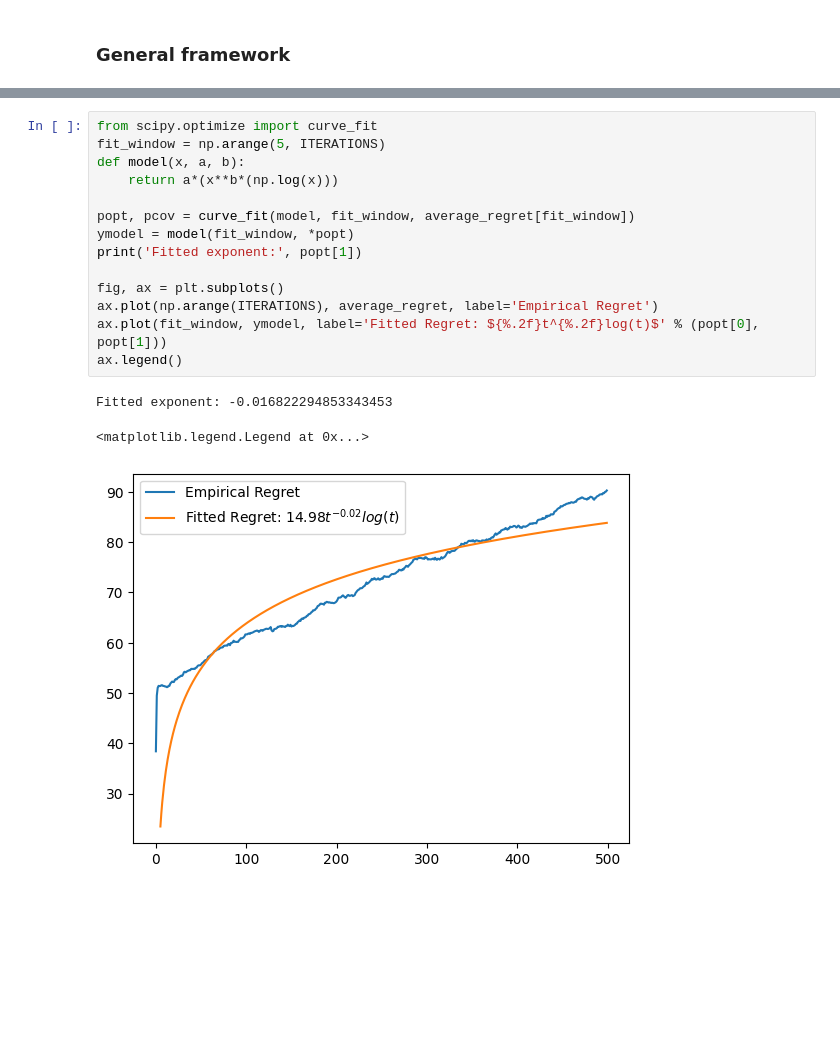
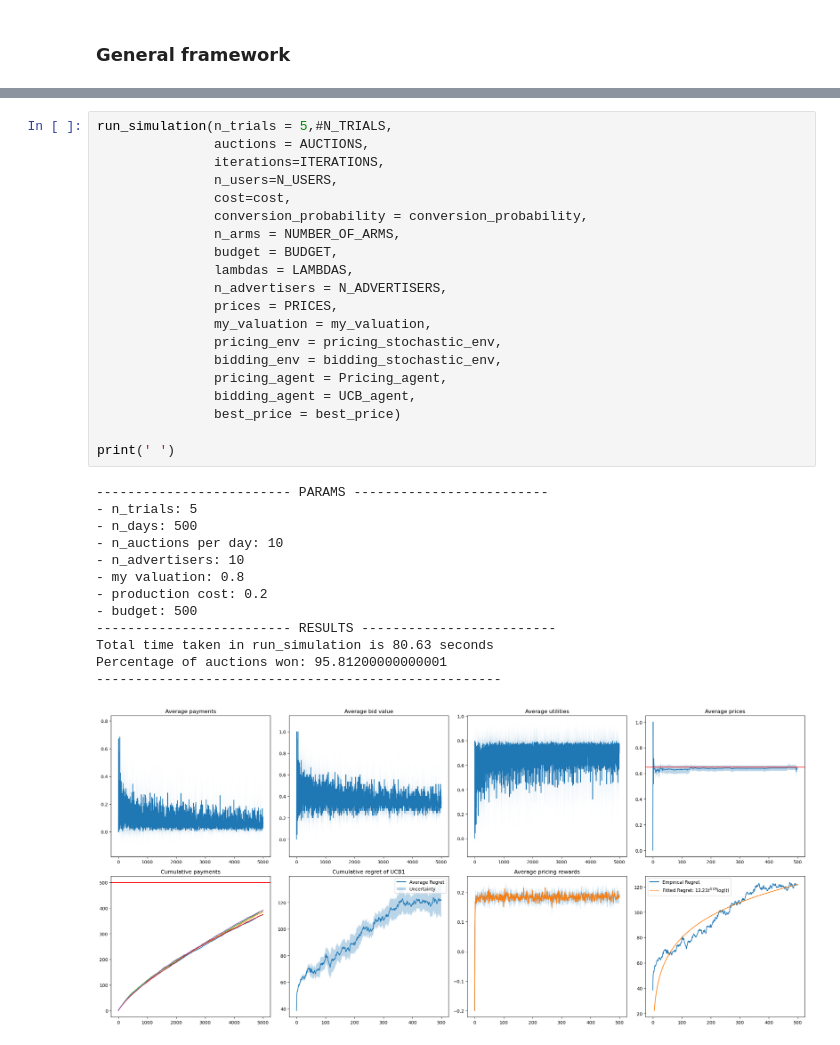
Before and after one commit to giulio8/OLA_project, a Jupyter notebook: Stochastic_env.ipynb, the cells around one changed output, grey strips where cells are left out. Saved outputs shown, nothing was run; the diff lists cells and outputs as text; blank space fills up the shorter version.

Commit message:
High level implementation for different simulations

```diff
--- a/Stochastic_env.ipynb
+++ b/Stochastic_env.ipynb
@@ -467,18 +467,34 @@ plt.plot(np_tmp_pricing_rewards.mean(axis=0))
-# %%
-from scipy.optimize import curve_fit
-fit_window = np.arange(5, ITERATIONS)
-def model(x, a, b):
-    return a*(x**b*(np.log(x)))
-
-popt, pcov = curve_fit(model, fit_window, average_regret[fit_window])
-ymodel = model(fit_window, *popt)
-print('Fitted exponent:', popt[1])
-
-fig, ax = plt.subplots()
-ax.plot(np.arange(ITERATIONS), average_regret, label='Empirical Regret')
-ax.plot(fit_window, ymodel, label='Fitted Regret: ${%.2f}t^{%.2f}log(t)$' % (popt[0], popt[1]))
-ax.legend()
-# %% [output]
-Fitted exponent: -0.016822294853343453
-<matplotlib.legend.Legend at 0x...>
-[figure, removed]
+# %%
+run_simulation(n_trials = 5,#N_TRIALS,
+               auctions = AUCTIONS,
+               iterations=ITERATIONS,
+               n_users=N_USERS,
+               cost=cost,
+               conversion_probability = conversion_probability,
+               n_arms = NUMBER_OF_ARMS,
+               budget = BUDGET,
+               lambdas = LAMBDAS,
+               n_advertisers = N_ADVERTISERS,
+               prices = PRICES,
+               my_valuation = my_valuation,
+               pricing_env = pricing_stochastic_env,
+               bidding_env = bidding_stochastic_env,
+               pricing_agent = Pricing_agent,
+               bidding_agent = UCB_agent,
+               best_price = best_price)
+
+print(' ')
+# %% [output]
+------------------------- PARAMS -------------------------
+- n_trials: 5
+- n_days: 500
+- n_auctions per day: 10
+- n_advertisers: 10
+- my valuation: 0.8
+- production cost: 0.2
+- budget: 500
+------------------------- RESULTS -------------------------
+Total time taken in run_simulation is 80.63 seconds
+Percentage of auctions won: 95.81200000000001
+----------------------------------------------------
+[figure, added]
```
Also changed, not shown: parts of 18 cells of this notebook.
